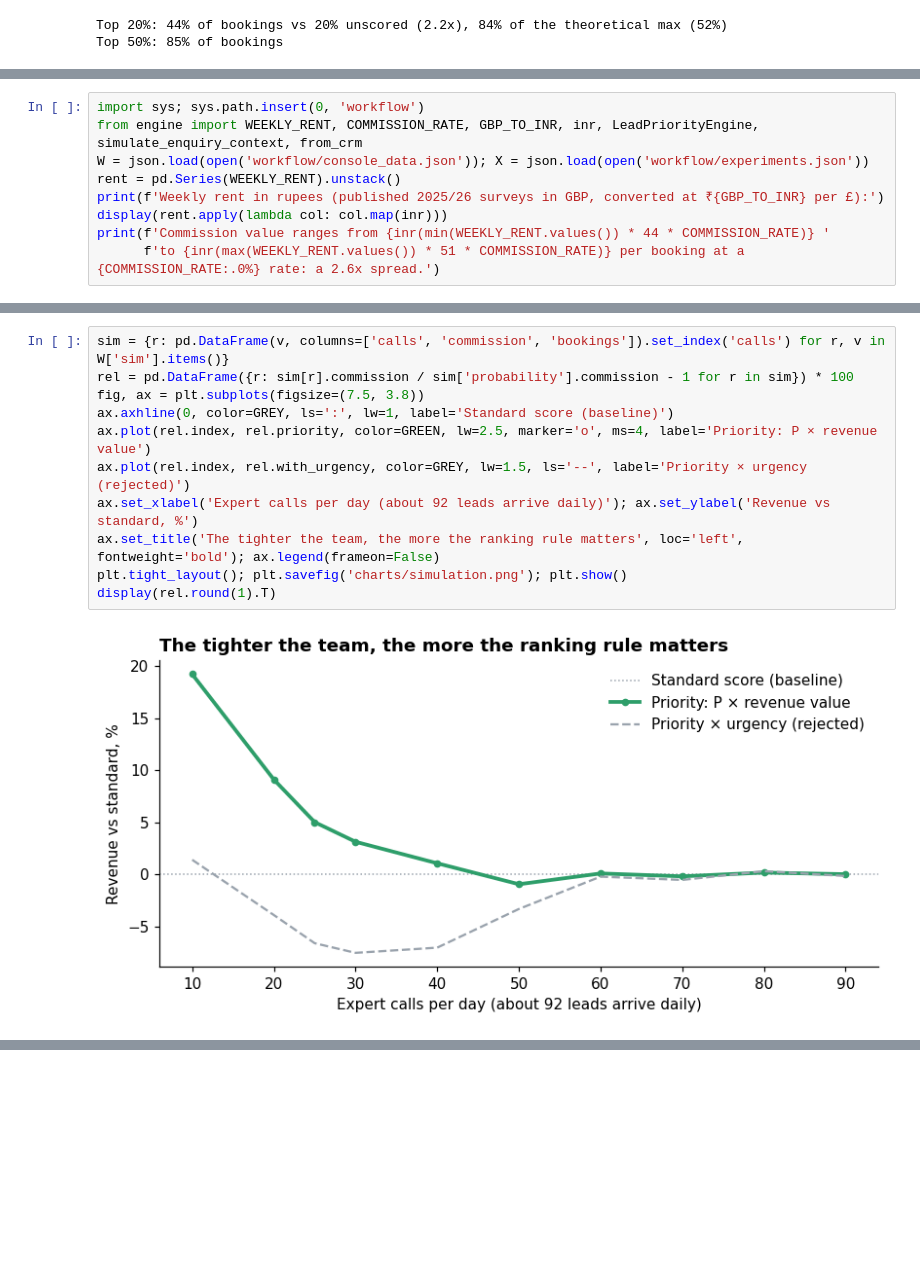
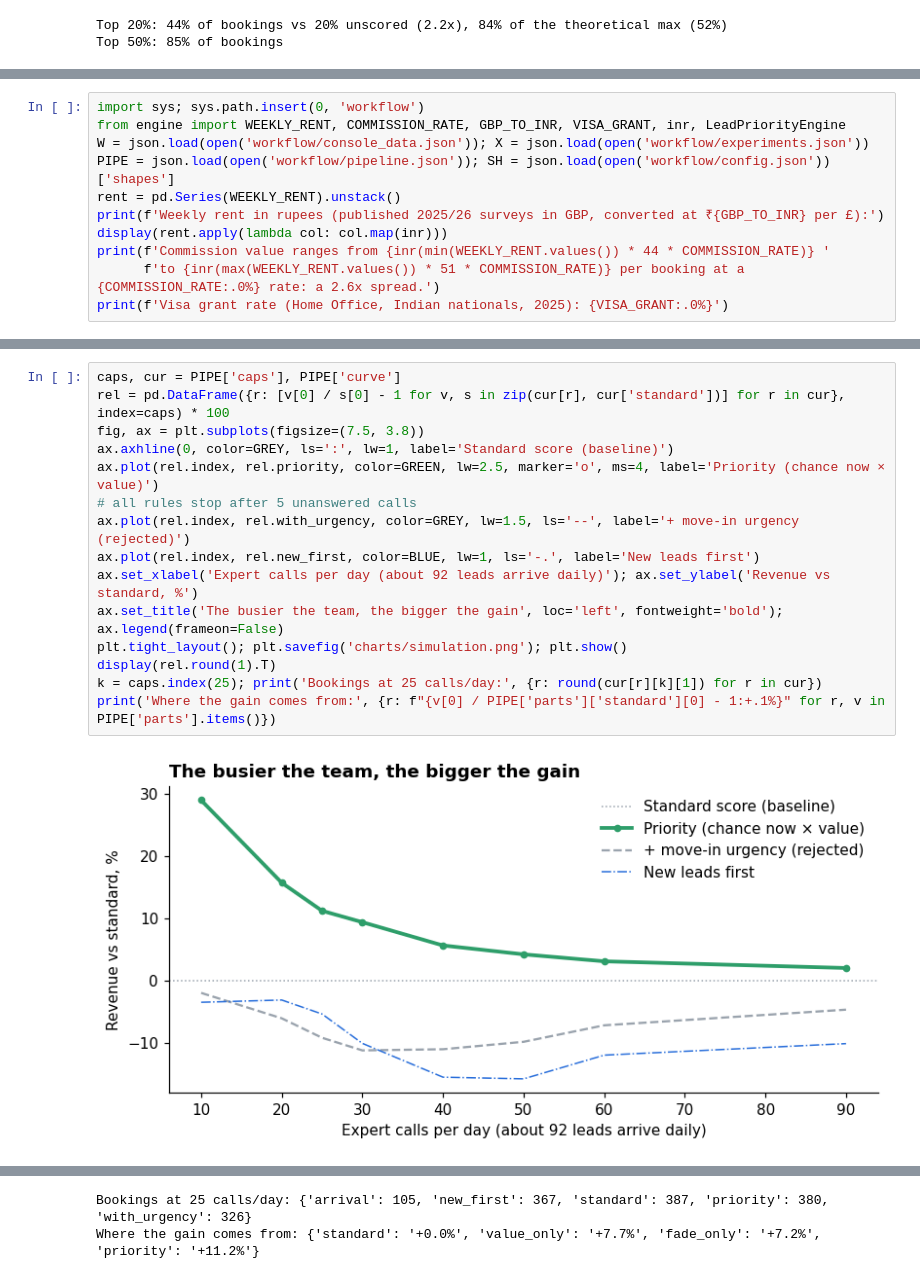
Before and after one commit to Yash-1273/lead-priority-console, a Jupyter notebook: Lead_Scoring_University_Living.ipynb, the cells around one changed output, grey strips where cells are left out. Drawn from its saved outputs; the diff is of its cells as text; blank space fills up the shorter version.

```diff
--- a/Lead_Scoring_University_Living.ipynb
+++ b/Lead_Scoring_University_Living.ipynb
@@ -281,12 +281,14 @@ It's drawn independently of the booking outcome, so no link between value and in
 # %%
 import sys; sys.path.insert(0, 'workflow')
-from engine import WEEKLY_RENT, COMMISSION_RATE, GBP_TO_INR, inr, LeadPriorityEngine, simulate_enquiry_context, from_crm
+from engine import WEEKLY_RENT, COMMISSION_RATE, GBP_TO_INR, VISA_GRANT, inr, LeadPriorityEngine
 W = json.load(open('workflow/console_data.json')); X = json.load(open('workflow/experiments.json'))
+PIPE = json.load(open('workflow/pipeline.json')); SH = json.load(open('workflow/config.json'))['shapes']
 rent = pd.Series(WEEKLY_RENT).unstack()
 print(f'Weekly rent in rupees (published 2025/26 surveys in GBP, converted at ₹{GBP_TO_INR} per £):')
 display(rent.apply(lambda col: col.map(inr)))
 print(f'Commission value ranges from {inr(min(WEEKLY_RENT.values()) * 44 * COMMISSION_RATE)} '
       f'to {inr(max(WEEKLY_RENT.values()) * 51 * COMMISSION_RATE)} per booking at a {COMMISSION_RATE:.0%} rate: a 2.6x spread.')
+print(f'Visa grant rate (Home Office, Indian nationals, 2025): {VISA_GRANT:.0%}')
 # %% [output]
 Weekly rent in rupees (published 2025/26 surveys in GBP, converted at ₹127 per £):
 |  | En-suite | Studio |
@@ -334,13 +361,17 @@ so a lead not called today is rarely called later. Urgency now sets the response
 # %%
-sim = {r: pd.DataFrame(v, columns=['calls', 'commission', 'bookings']).set_index('calls') for r, v in W['sim'].items()}
-rel = pd.DataFrame({r: sim[r].commission / sim['probability'].commission - 1 for r in sim}) * 100
+caps, cur = PIPE['caps'], PIPE['curve']
+rel = pd.DataFrame({r: [v[0] / s[0] - 1 for v, s in zip(cur[r], cur['standard'])] for r in cur}, index=caps) * 100
 fig, ax = plt.subplots(figsize=(7.5, 3.8))
 ax.axhline(0, color=GREY, ls=':', lw=1, label='Standard score (baseline)')
-ax.plot(rel.index, rel.priority, color=GREEN, lw=2.5, marker='o', ms=4, label='Priority: P × revenue value')
-ax.plot(rel.index, rel.with_urgency, color=GREY, lw=1.5, ls='--', label='Priority × urgency (rejected)')
+ax.plot(rel.index, rel.priority, color=GREEN, lw=2.5, marker='o', ms=4, label='Priority (chance now × value)')
+# all rules stop after 5 unanswered calls
+ax.plot(rel.index, rel.with_urgency, color=GREY, lw=1.5, ls='--', label='+ move-in urgency (rejected)')
+ax.plot(rel.index, rel.new_first, color=BLUE, lw=1, ls='-.', label='New leads first')
 ax.set_xlabel('Expert calls per day (about 92 leads arrive daily)'); ax.set_ylabel('Revenue vs standard, %')
-ax.set_title('The tighter the team, the more the ranking rule matters', loc='left', fontweight='bold'); ax.legend(frameon=False)
+ax.set_title('The busier the team, the bigger the gain', loc='left', fontweight='bold'); ax.legend(frameon=False)
 plt.tight_layout(); plt.savefig('charts/simulation.png'); plt.show()
 display(rel.round(1).T)
+k = caps.index(25); print('Bookings at 25 calls/day:', {r: round(cur[r][k][1]) for r in cur})
+print('Where the gain comes from:', {r: f"{v[0] / PIPE['parts']['standard'][0] - 1:+.1%}" for r, v in PIPE['parts'].items()})
 # %% [output]
-[figure, old version]
+[figure, new version]
@@ -352 +384,3 @@ display(rel.round(1).T)
+Bookings at 25 calls/day: {'arrival': 105, 'new_first': 367, 'standard': 387, 'priority': 380, 'with_urgency': 326}
+Where the gain comes from: {'standard': '+0.0%', 'value_only': '+7.7%', 'fade_only': '+7.2%', 'priority': '+11.2%'}
 # %% [markdown]
```
Also changed, not shown: parts of 19 cells of this notebook, 25 other files.
